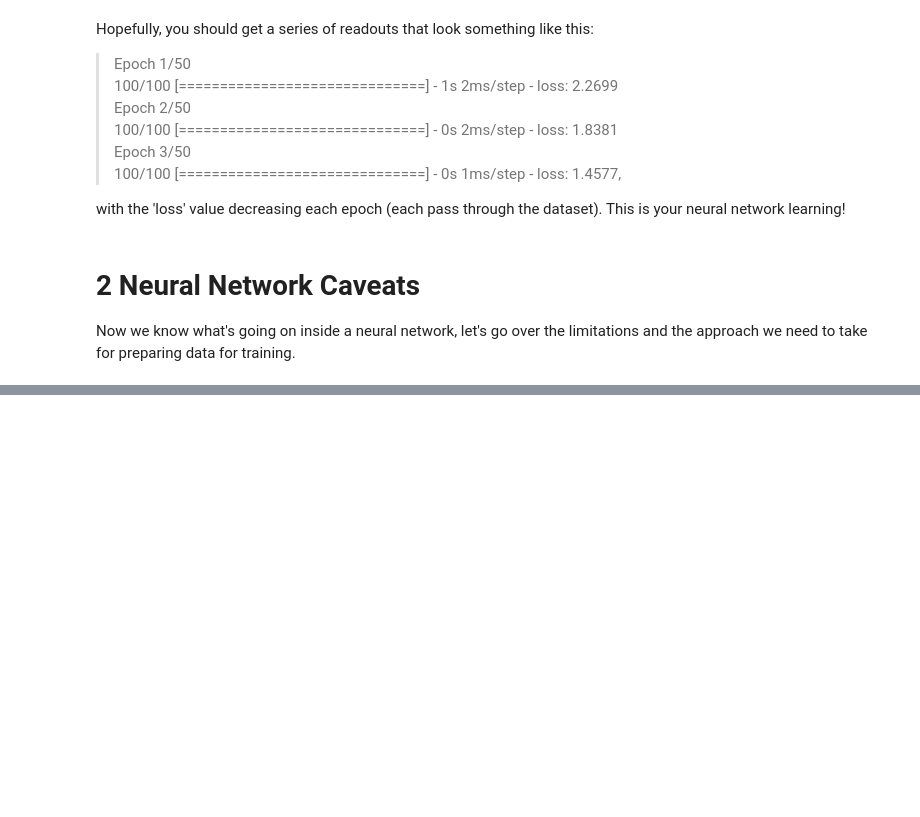
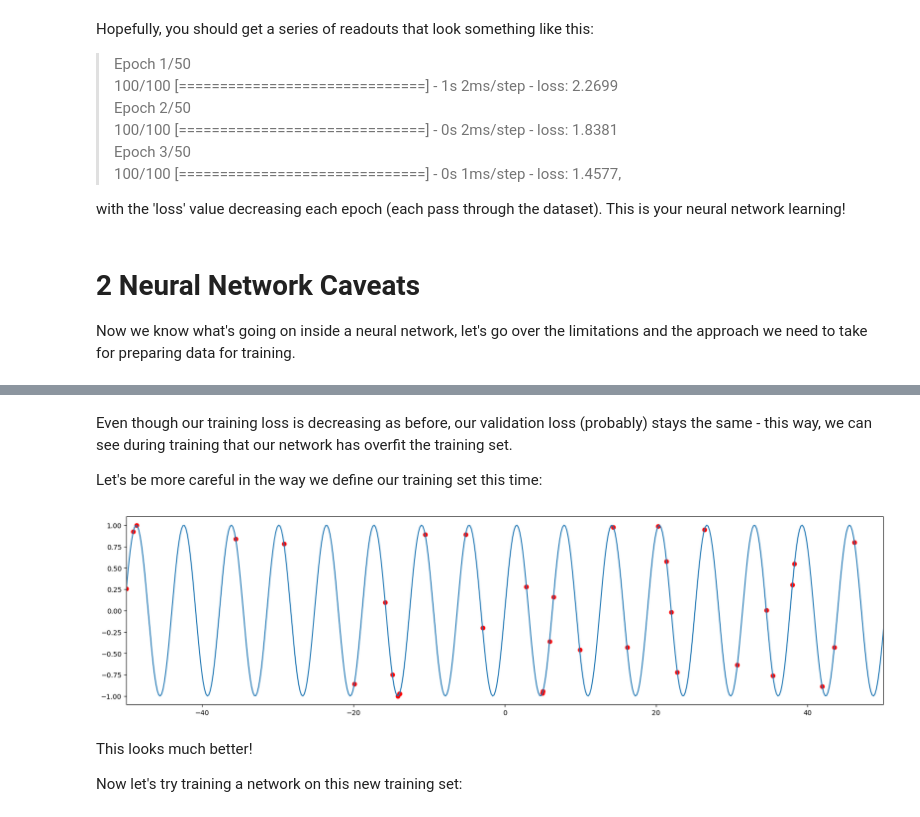
Before and after one commit to ojscutt/nn_session, a Jupyter notebook: nn_session.ipynb, the cells around one changed output, grey strips where cells are left out. Cells and saved outputs as stored; diff of their text form; code cells hidden in the pictures; blank space fills up the shorter version.

```diff
--- a/nn_session.ipynb
+++ b/nn_session.ipynb
@@ -274,0 +446,22 @@ The best way to explain this is graphically. Let's say we have a
+# %% [markdown]
+Even though our training loss is decreasing as before, our validation loss (probably) stays the same - this way, we can see during training that our network has overfit the training set.
+
+Let's be more careful in the way we define our training set this time:
+# %%
+x = np.linspace(-300*np.pi, 300*np.pi,10000)
+y = np.sin(x)
+
+x_train = np.random.uniform(low=-300*np.pi, high=300*np.pi, size=(600,))
+y_train = np.sin(x_train)
+
+plt.figure(figsize=(20,5))
+plt.plot(x,y)
+plt.scatter(x_train, y_train, color='red')
+plt.xlim(-50,50)
+plt.show()
+# %% [output]
+[figure, added]
+# %% [markdown]
+This looks much better!
+
+Now let's try training a network on this new training set:
```
Also changed, not shown: parts of 22 cells of this notebook.
